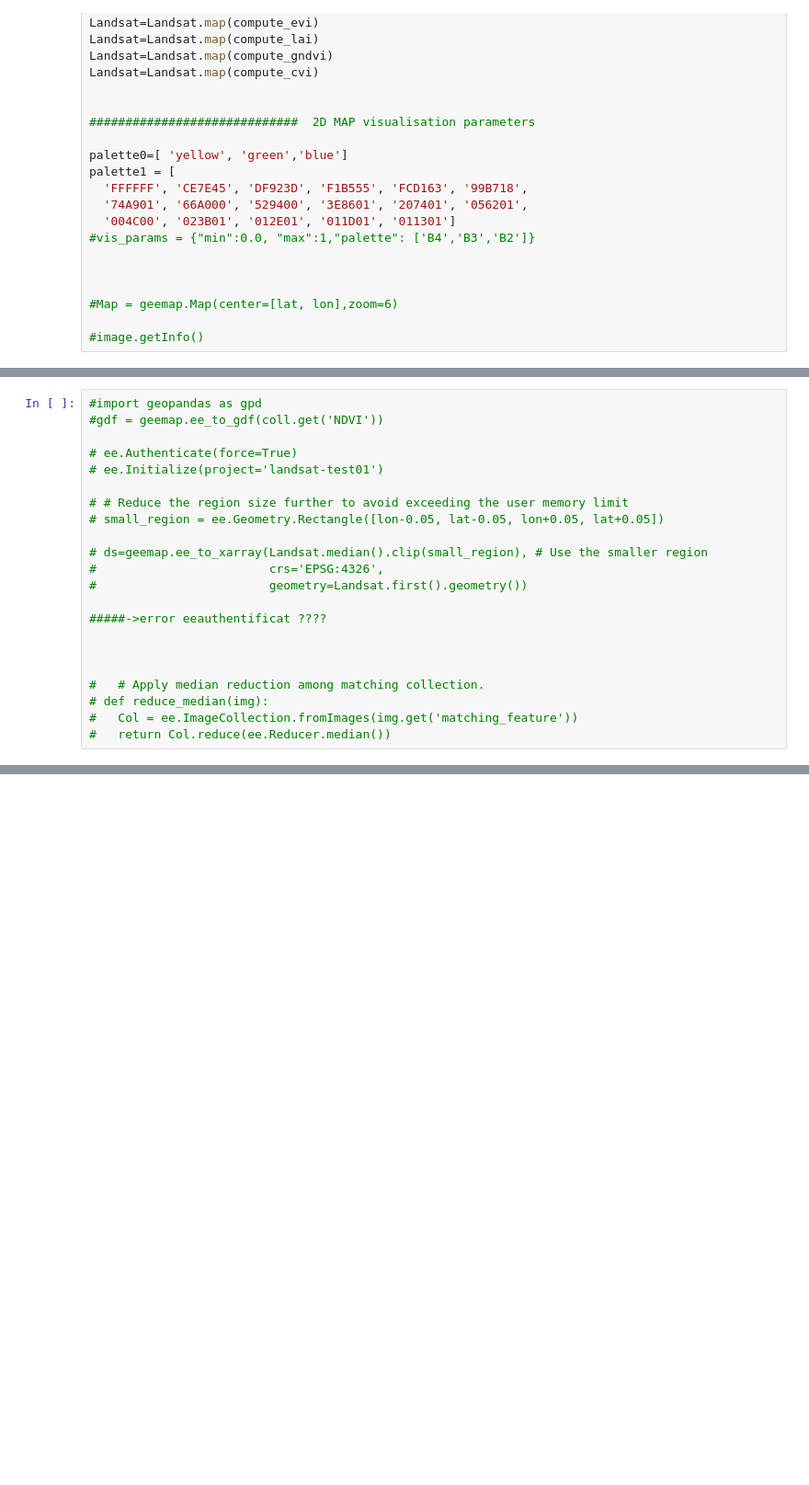
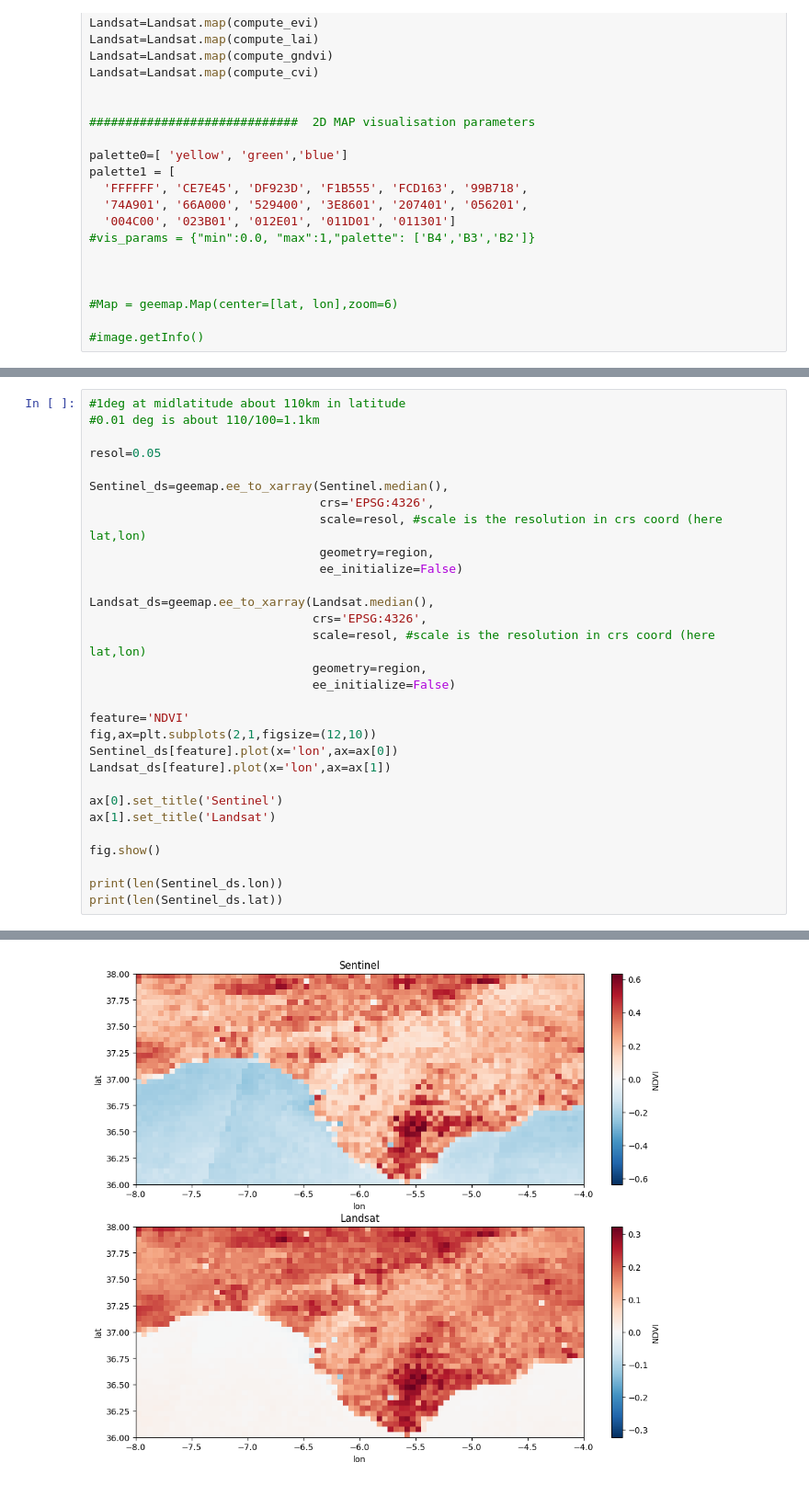
Before and after one commit to jclary-31/VegetationFromSpace_Landsat2_Sentinel8, a Jupyter notebook: Multispectral_Satellite_test.ipynb, the cells around one changed output, grey strips where cells are left out. Shown at 92% size. Saved outputs shown, nothing was run; the diff lists cells and outputs as text; blank space fills up the shorter version.

```diff
--- a/Multispectral_Satellite_test.ipynb
+++ b/Multispectral_Satellite_test.ipynb
@@ -414,25 +420,34 @@ for feature in Features:
 #              satname='Landsat',
 #              vis_params=vis_params,
 #              feature=feature)
-# %%
-#import geopandas as gpd
-#gdf = geemap.ee_to_gdf(coll.get('NDVI'))
-
-# ee.Authenticate(force=True)
-# ee.Initialize(project='landsat-test01')
-
-# # Reduce the region size further to avoid exceeding the user memory limit
-# small_region = ee.Geometry.Rectangle([lon-0.05, lat-0.05, lon+0.05, lat+0.05])
-
-# ds=geemap.ee_to_xarray(Landsat.median().clip(small_region), # Use the smaller region
-#                        crs='EPSG:4326',
-#                        geometry=Landsat.first().geometry())
-
-#####->error eeauthentificat ????
-
-
-
-#   # Apply median reduction among matching collection.
-# def reduce_median(img):
-#   Col = ee.ImageCollection.fromImages(img.get('matching_feature'))
-#   return Col.reduce(ee.Reducer.median())
+# %%
+#1deg at midlatitude about 110km in latitude
+#0.01 deg is about 110/100=1.1km
+
+resol=0.05
+
+Sentinel_ds=geemap.ee_to_xarray(Sentinel.median(),
+                                crs='EPSG:4326',
+                                scale=resol, #scale is the resolution in crs coord (here lat,lon)
+                                geometry=region,
+                                ee_initialize=False)
+
+Landsat_ds=geemap.ee_to_xarray(Landsat.median(),
+                               crs='EPSG:4326',
+                               scale=resol, #scale is the resolution in crs coord (here lat,lon)
+                               geometry=region,
+                               ee_initialize=False)
+
+feature='NDVI'
+fig,ax=plt.subplots(2,1,figsize=(12,10))
+Sentinel_ds[feature].plot(x='lon',ax=ax[0])
+Landsat_ds[feature].plot(x='lon',ax=ax[1])
+
+ax[0].set_title('Sentinel')
+ax[1].set_title('Landsat')
+
+fig.show()
+
+print(len(Sentinel_ds.lon))
+print(len(Sentinel_ds.lat))
+# %% [output]
@@ -438,0 +471 @@ for feature in Features:
+[figure, added]
```
Also changed, not shown: parts of 25 cells of this notebook.
